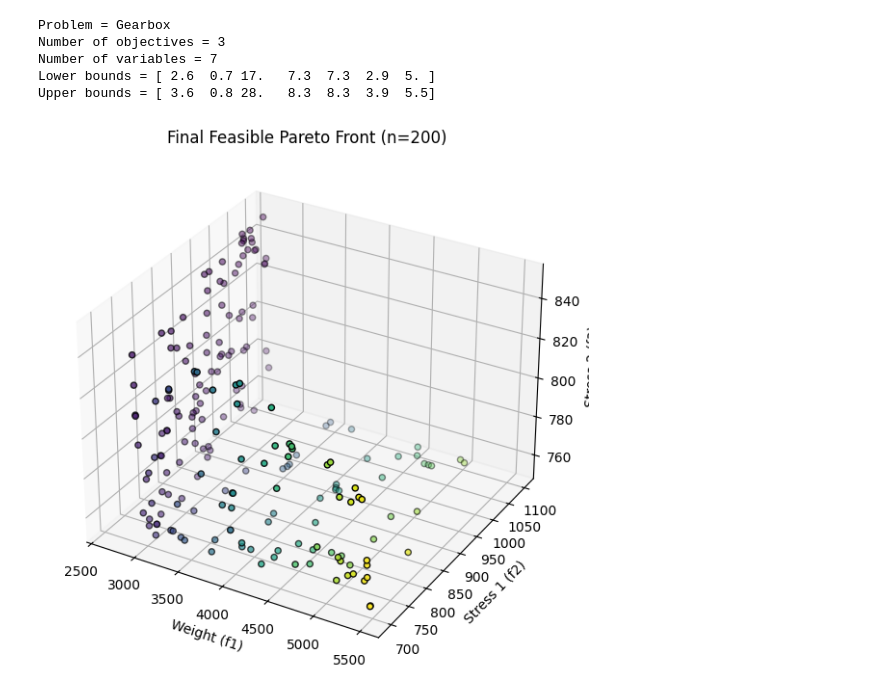
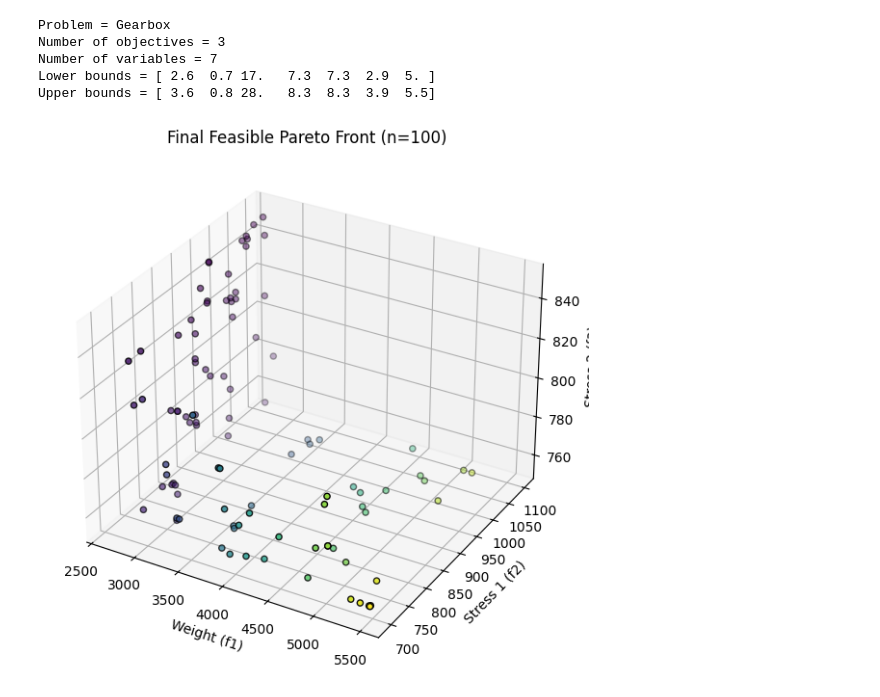
Before and after one commit to PixelByLens/CEG5302project, a Jupyter notebook: CEG5302_Group_Project.ipynb, the cells around one changed output. Cells and saved outputs as stored; diff of their text form; code cells hidden in the pictures.

```diff
--- a/CEG5302_Group_Project.ipynb
+++ b/CEG5302_Group_Project.ipynb
@@ -1032,23 +1037,23 @@ Upper bounds = [ 3.6  0.8 28.   8.3  8.3  3.9  5.5]
 # %%
 prob = RCM13_Gearbox()
 # Using 200 population for better exploration of 11 constraints
-solver = CNSGA2(pop_size=200, mutation_probablity=0.15)
+solver = CNSGA2(pop_size=100, mutation_probablity=0.1)
 opt_x, opt_fx, opt_cv = solver.run(prob, max_gen=500)
 
 feasible_mask = opt_cv == 0
 optimum_fx = opt_fx[feasible_mask]
 
 if len(optimum_fx) > 0:
     fig = plt.figure(figsize=(10, 7))
     ax = fig.add_subplot(111, projection='3d')
     sc = ax.scatter(optimum_fx[:, 0], optimum_fx[:, 1], optimum_fx[:, 2],
                     c=optimum_fx[:, 0], cmap='viridis', edgecolors='k')
     ax.set_xlabel('Weight (f1)')
     ax.set_ylabel('Stress 1 (f2)')
     ax.set_zlabel('Stress 2 (f3)')
     plt.title(f'Final Feasible Pareto Front (n={len(optimum_fx)})')
     plt.show()
 else:
     print("No feasible solutions found. Constraints were not satisfied.")
 # %% [output]
-[figure, old version]
+[figure, new version]
```
Also changed, not shown: parts of 8 cells of this notebook.
